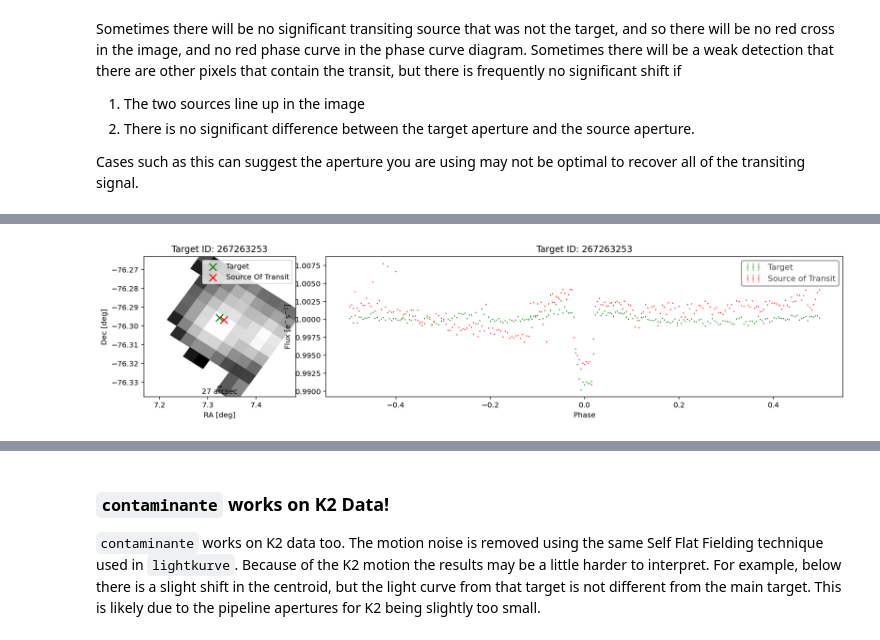
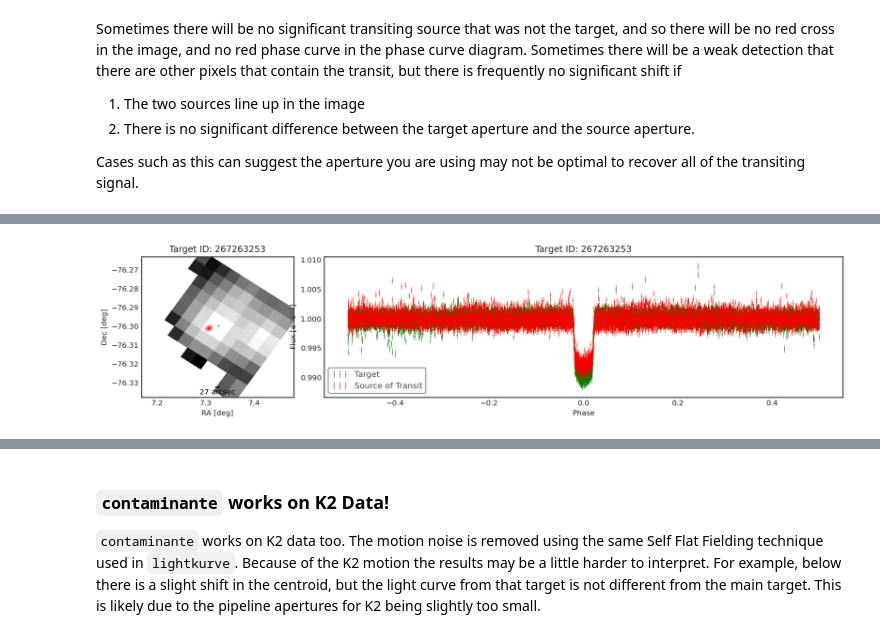
Before and after one commit to christinahedges/contaminante, a Jupyter notebook: tutorials/tutorial-1_how-to-use-contaminante.ipynb, the cells around one changed output, grey strips where cells are left out. Drawn from its saved outputs; the diff is of its cells as text; code cells hidden in the pictures.

```diff
--- a/tutorials/tutorial-1_how-to-use-contaminante.ipynb
+++ b/tutorials/tutorial-1_how-to-use-contaminante.ipynb
@@ -38,7 +76,7 @@ Cases such as this can suggest the aperture you are using may not be optimal to
 # %%
-fig = contaminante.get_centroid_plot(targetid="TIC 267263253",
+fig, result = contaminante.calculate_contamination(targetid="TIC 267263253",
                         period=4.12688,
                         t0=2458325.78297 - 2457000,
                         duration=0.3, mission='tess')
 # %% [output]
-[figure, old version]
+[figure, new version]
```
Also changed, not shown: parts of 11 cells of this notebook, 1 other file.
